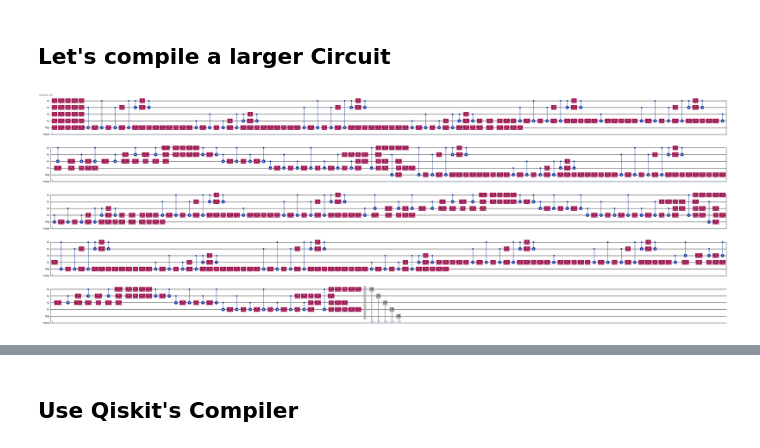
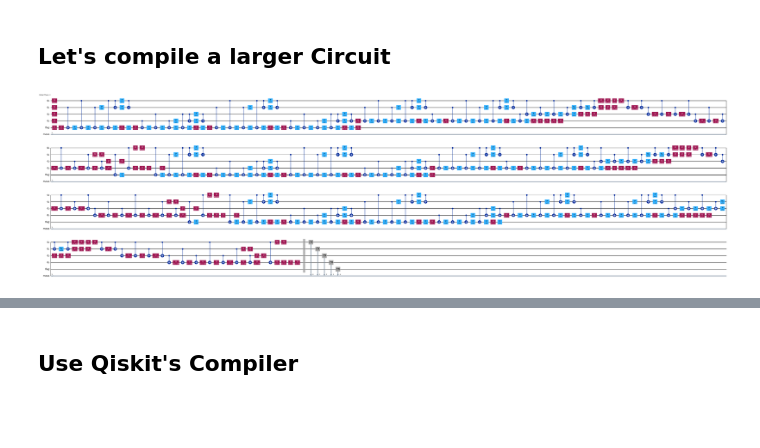
Before and after one commit to munich-quantum-toolkit/.github, a Jupyter notebook: tutorial/02_compilation.ipynb, the cells around one changed output, grey strips where cells are left out. Cells and saved outputs as stored; diff of their text form; code cells hidden in the pictures; blank space fills up the shorter version.

```diff
--- a/tutorial/02_compilation.ipynb
+++ b/tutorial/02_compilation.ipynb
@@ -71,10 +70,10 @@ circ_mapped.draw(output='mpl')
 # %% [markdown]
 ## Let's compile a larger Circuit
 # %%
-circ=get_benchmark(benchmark_name="grover-noancilla", level="nativegates", circuit_size=5).decompose(reps=3)
+circ=get_benchmark(benchmark="grover", level=BenchmarkLevel.ALG, circuit_size=5).decompose(reps=3)
 circ.draw(output="mpl", fold=100)
 # %% [output]
-[figure, old version]
+[figure, new version]
 # %%
 circ_mapped, results = compile(circ, backend)
 circ_mapped.draw(output="mpl", fold=100)
```
Also changed, not shown: parts of 9 cells of this notebook, 1 other file.
